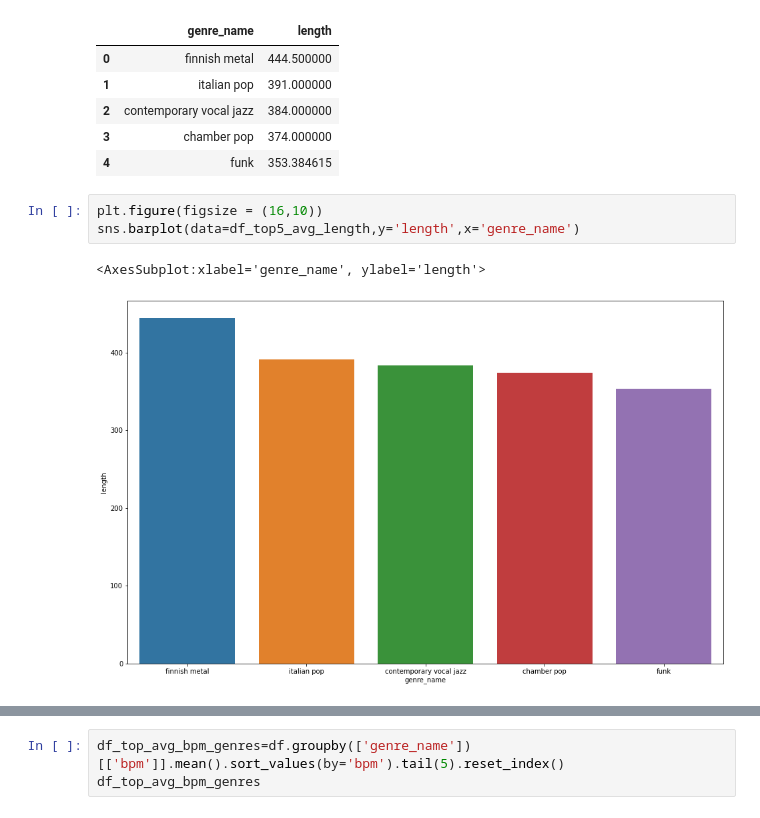
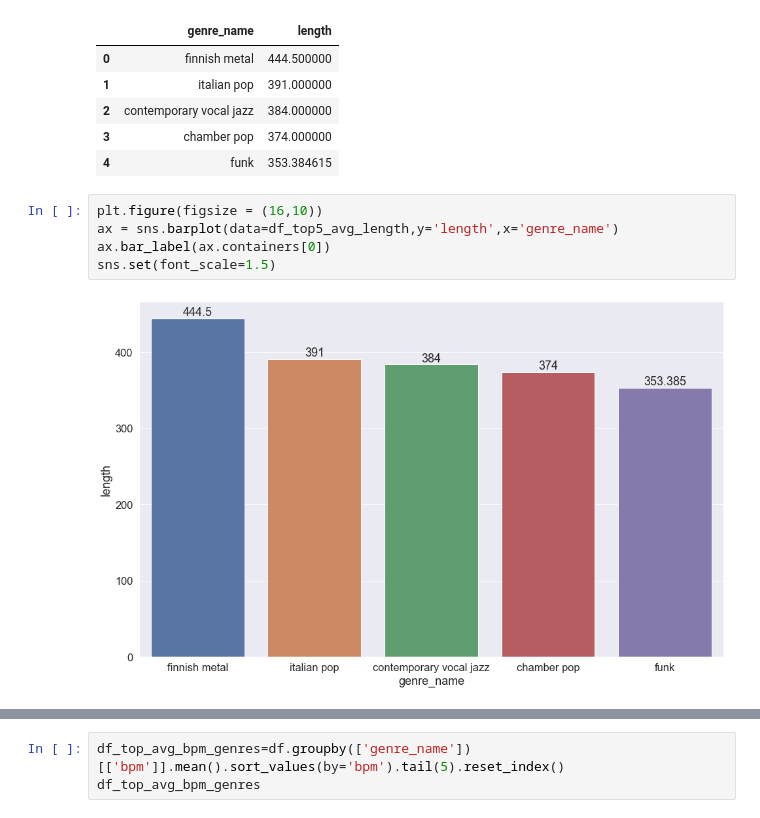
Before and after one commit to mcslender97/data_ans_team_project, a Jupyter notebook: Spotify-data-ans.ipynb, the cells around one changed output, grey strips where cells are left out. Saved outputs shown, nothing was run; the diff lists cells and outputs as text.

```diff
--- a/Spotify-data-ans.ipynb
+++ b/Spotify-data-ans.ipynb
@@ -122,9 +122,10 @@ df_top5_avg_length
 | 4 | funk | 353.384615 |
 # %%
 plt.figure(figsize = (16,10))
-sns.barplot(data=df_top5_avg_length,y='length',x='genre_name')
+ax = sns.barplot(data=df_top5_avg_length,y='length',x='genre_name')
+ax.bar_label(ax.containers[0])
+sns.set(font_scale=1.5)
 # %% [output]
-<AxesSubplot:xlabel='genre_name', ylabel='length'>
-[figure, old version]
+[figure, new version]
 # %%
 plt.figure(figsize = (20,20))
```
Also changed, not shown: parts of 4 cells of this notebook.
